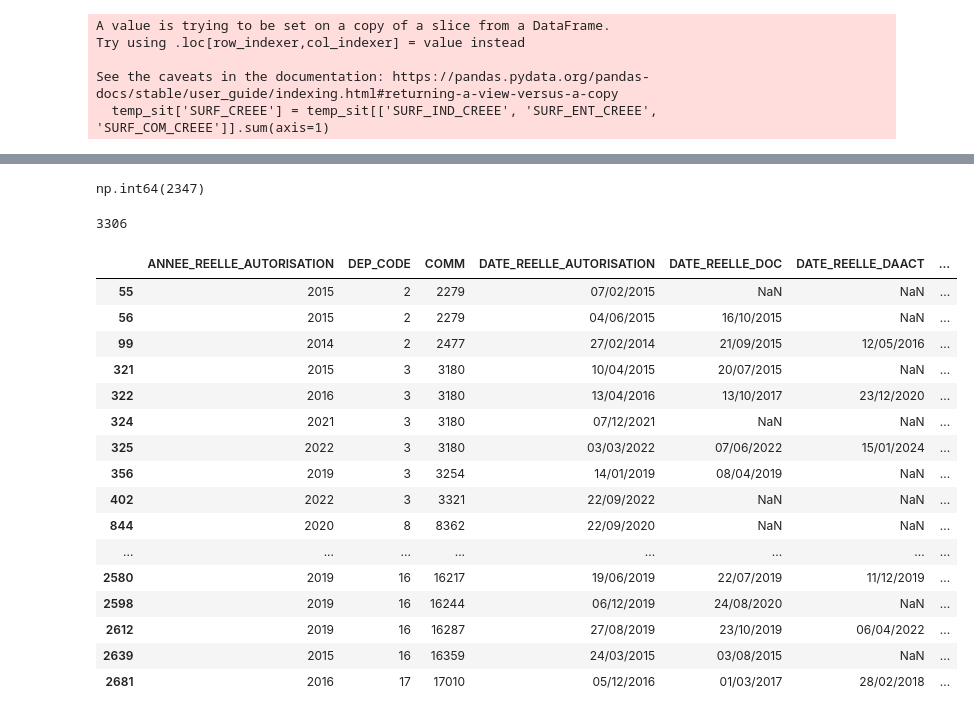
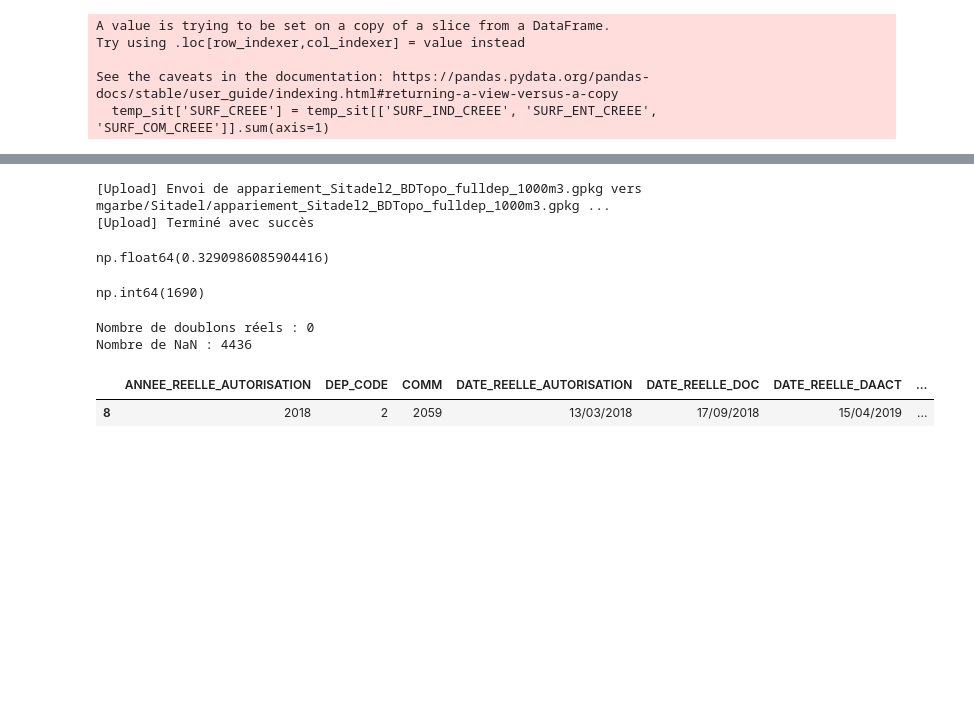
Before and after one commit to xdalp/projet3A, a Jupyter notebook: appariement_Sitadel_BDTopo.ipynb, the cells around one changed output, grey strips where cells are left out. Saved outputs shown, nothing was run; the diff lists cells and outputs as text; code cells hidden in the pictures; blank space fills up the shorter version.

Commit message:
Avancées appariement

```diff
--- a/appariement_Sitadel_BDTopo.ipynb
+++ b/appariement_Sitadel_BDTopo.ipynb
@@ -417,0 +113,2 @@ temp_sit_bis=temp_sit.copy()
+# %%
+sauv_temp_BDTopo=temp_BDTopo.copy()
@@ -418,2 +117,4 @@ temp_sit_bis=temp_sit.copy()
 # %%
-temp_sit=temp_sit_bis.copy()
+temp_sit=sauv_temp_sit.copy()
+# %%
+temp_BDTopo=sauv_temp_BDTopo.copy()
@@ -523,30 +283,37 @@ Traitement 2025
+# %%
+temp_sit = temp_sit.drop(columns="geometry")
+# %%
+import importlib
+import BDTopo_fonctions
+importlib.reload(BDTopo_fonctions)
+from BDTopo_fonctions import upload_to_onyxia
+output_file = "appariement_Sitadel2_BDTopo_fulldep_1000m3.gpkg"
+temp_sit.to_file(output_file, driver="GPKG")
+remote_path = f"Sitadel/{output_file}"
+upload_to_onyxia(output_file, bucket="mgarbe", remote_path=remote_path)
+# %% [output]
+[Upload] Envoi de appariement_Sitadel2_BDTopo_fulldep_1000m3.gpkg vers mgarbe/Sitadel/appariement_Sitadel2_BDTopo_fulldep_1000m3.gpkg ...
+[Upload] Terminé avec succès
 # %%
-((temp_sit["match_temp"] > 0) |
- (temp_sit["DATE_REELLE_DOC"].notna()) |
- (temp_sit["DATE_REELLE_DAACT"].notna())).sum()
+(temp_sit["match_temp"] > 0).sum()/len(temp_sit)
 # %% [output]
-np.int64(2347)
+np.float64(0.3290986085904416)
-# %%
-len(temp_sit)
-# %% [output]
-3306
+# %%
+(temp_sit["SURF_CREEE"]>2000).sum()
+# %% [output]
+np.int64(1690)
+# %%
+df_valid = temp_sit.dropna(subset=['lat_BDTOPO', 'lon_BDTOPO'])
+print("Nombre de doublons réels :", df_valid.duplicated(subset=['lat_BDTOPO', 'lon_BDTOPO']).sum())
+
+# Vérifier les NaN
+n_nan = temp_sit['lat_BDTOPO'].isna().sum() + temp_sit['lon_BDTOPO'].isna().sum()
+print("Nombre de NaN :", n_nan)
+# %% [output]
+Nombre de doublons réels : 0
+Nombre de NaN : 4436
 # %%
-temp_sit[(temp_sit['match_temp'] > 0) & (temp_sit['SURF_CREEE'] > 7000)].head(50)
+temp_sit[temp_sit["match_temp"]>0].head(1)
 # %% [output]
 |  | ANNEE_REELLE_AUTORISATION | DEP_CODE | COMM | DATE_REELLE_AUTORISATION | DATE_REELLE_DOC | DATE_REELLE_DAACT | ... |
-| 55 | 2015 | 2 | 2279 | 07/02/2015 | NaN | NaN | ... |
-| 56 | 2015 | 2 | 2279 | 04/06/2015 | 16/10/2015 | NaN | ... |
-| 99 | 2014 | 2 | 2477 | 27/02/2014 | 21/09/2015 | 12/05/2016 | ... |
-| 321 | 2015 | 3 | 3180 | 10/04/2015 | 20/07/2015 | NaN | ... |
-| 322 | 2016 | 3 | 3180 | 13/04/2016 | 13/10/2017 | 23/12/2020 | ... |
-| 324 | 2021 | 3 | 3180 | 07/12/2021 | NaN | NaN | ... |
-| 325 | 2022 | 3 | 3180 | 03/03/2022 | 07/06/2022 | 15/01/2024 | ... |
-| 356 | 2019 | 3 | 3254 | 14/01/2019 | 08/04/2019 | NaN | ... |
-| 402 | 2022 | 3 | 3321 | 22/09/2022 | NaN | NaN | ... |
-| 844 | 2020 | 8 | 8362 | 22/09/2020 | NaN | NaN | ... |
-| ... | ... | ... | ... | ... | ... | ... | ... |
-| 2580 | 2019 | 16 | 16217 | 19/06/2019 | 22/07/2019 | 11/12/2019 | ... |
-| 2598 | 2019 | 16 | 16244 | 06/12/2019 | 24/08/2020 | NaN | ... |
-| 2612 | 2019 | 16 | 16287 | 27/08/2019 | 23/10/2019 | 06/04/2022 | ... |
-| 2639 | 2015 | 16 | 16359 | 24/03/2015 | 03/08/2015 | NaN | ... |
-| 2681 | 2016 | 17 | 17010 | 05/12/2016 | 01/03/2017 | 28/02/2018 | ... |
+| 8 | 2018 | 2 | 2059 | 13/03/2018 | 17/09/2018 | 15/04/2019 | ... |
```
Also changed, not shown: parts of 28 cells of this notebook, 6 other files.
